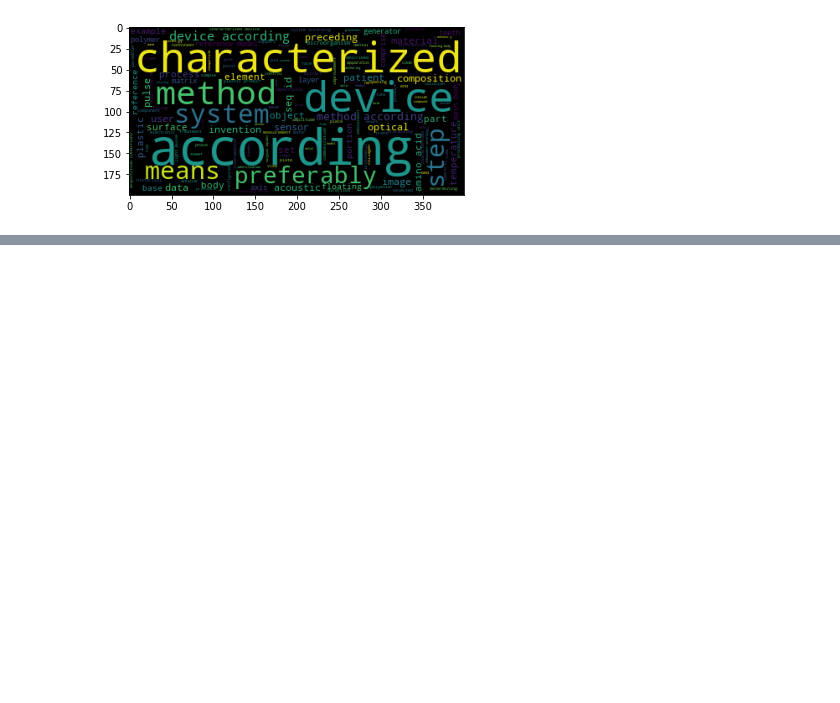
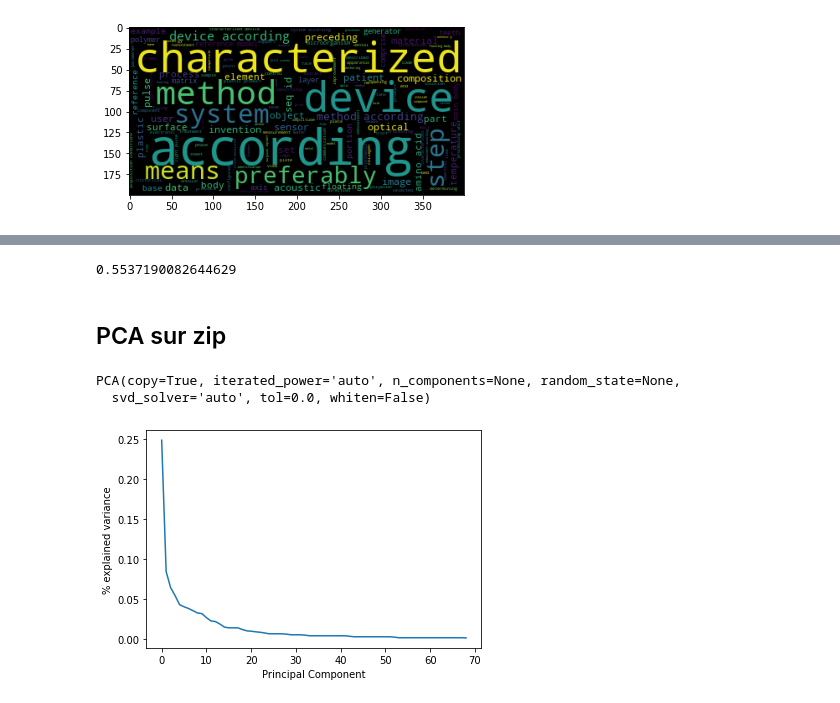
Before and after one commit to nrslt/Demo_bpifrance_deeptech_analysis, a Jupyter notebook: notebooks/huet-test.ipynb, the cells around one changed output, grey strips where cells are left out. Saved outputs shown, nothing was run; the diff lists cells and outputs as text; code cells hidden in the pictures; blank space fills up the shorter version.

```diff
--- a/notebooks/huet-test.ipynb
+++ b/notebooks/huet-test.ipynb
@@ -931,0 +1081,4 @@ plt.imshow(wordcloud_1)
+# %%
+zip_encoded = zip_encode
+# %%
+zip_encoded = pd.get_dummies(zip_encoded['zip_code'])
@@ -931,0 +1177,29 @@ plt.imshow(wordcloud_1)
+# %%
+from sklearn.neighbors import KNeighborsClassifier
+neigh = KNeighborsClassifier(n_neighbors=10)
+model = neigh.fit(X_train, y_train)
+model.score(X_test, y_test)
+# %% [output]
+0.5537190082644629
+# %% [markdown]
+## PCA sur zip
+# %%
+X = zip_encoded
+# %%
+pca2 = PCA()
+
+# find all Principal Components PC (no y!)
+pca2.fit(X)
+# %% [output]
+PCA(copy=True, iterated_power='auto', n_components=None, random_state=None,
+  svd_solver='auto', tol=0.0, whiten=False)
+# %%
+Wt = pd.DataFrame(pca2.components_)
+
+Xp2 = pca2.transform(X) # Dataset expressed/projected in the new PC basis.  (eq. X.dot(Wt.T))
+
+
+plt.plot(pca2.explained_variance_ratio_)
+plt.xlabel('Principal Component'); plt.ylabel('% explained variance');
+# %% [output]
+[figure, added]
```
Also changed, not shown: parts of 112 cells of this notebook, 3 other files.
